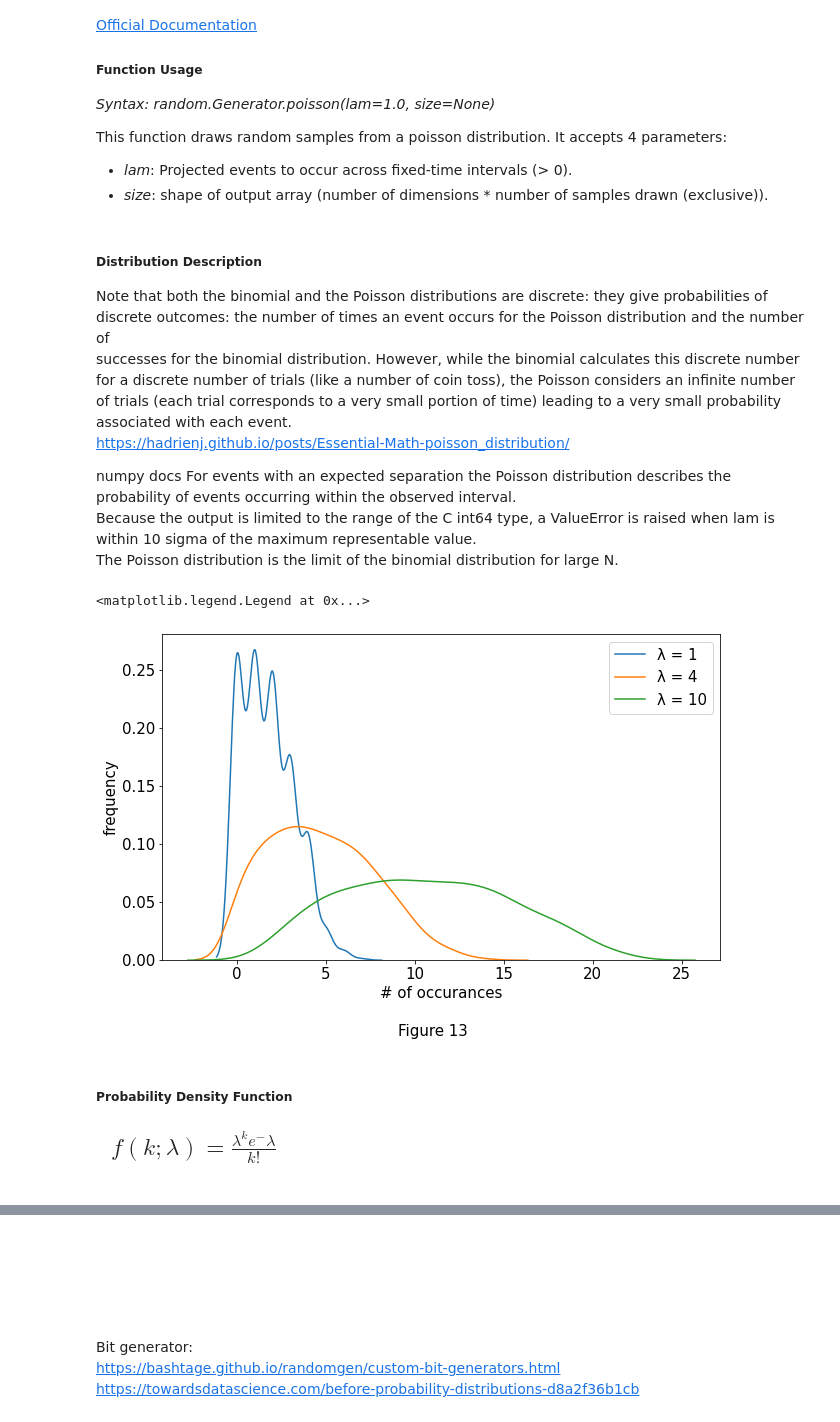
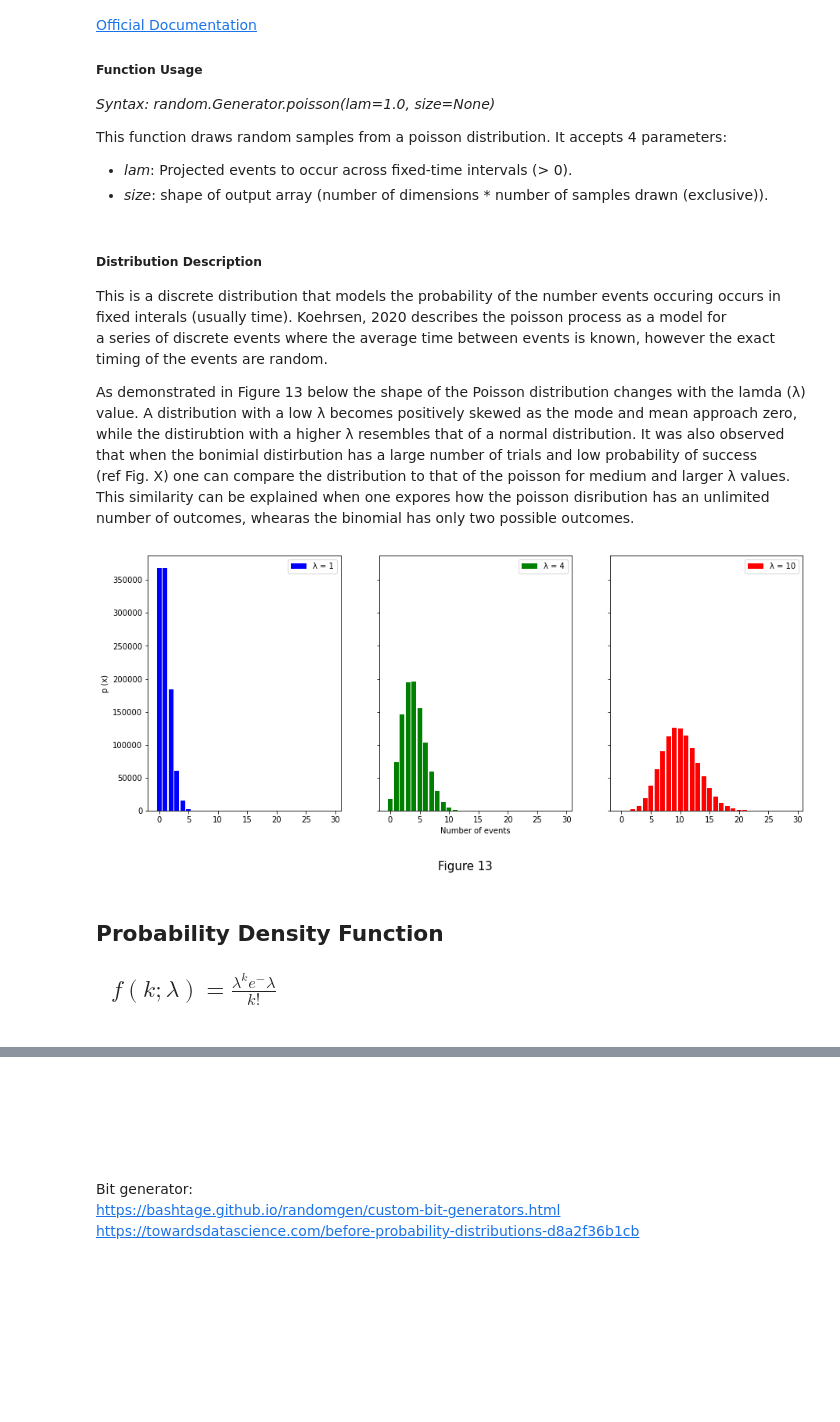
Before and after one commit to CiaranMoran27/playing_with_jupyter, a Jupyter notebook: numpy-random.ipynb, the cells around one changed output, grey strips where cells are left out. Saved outputs shown, nothing was run; the diff lists cells and outputs as text; code cells hidden in the pictures; blank space fills up the shorter version.

```diff
--- a/numpy-random.ipynb
+++ b/numpy-random.ipynb
@@ -862,39 +880,41 @@ This function draws random samples from a poisson  distribution. It accepts 4 pa
 - *size*: shape of output array (number of dimensions * number of samples drawn (exclusive)).<br>
 # %% [markdown]
 ##### Distribution Description
+This is a discrete distribution that models the probability of the number events occuring occurs in fixed interals (usually time). Koehrsen, 2020 describes the poisson process as a model for<br>
+a series of discrete events where the average time between events is known, however the exact timing of the events are random.
 
-Note that both the binomial and the Poisson distributions are discrete: they give probabilities of discrete outcomes: the number of times an event occurs for the Poisson distribution and the number of<br>
-successes for the binomial distribution. However, while the binomial calculates this discrete number for a discrete number of trials (like a number of coin toss), the Poisson considers an infinite number<br>
-of trials (each trial corresponds to a very small portion of time) leading to a very small probability associated with each event.<br>
- https://hadrienj.github.io/posts/Essential-Math-poisson_distribution/
-
-numpy docs
-For events with an expected separation  the Poisson distribution  describes the probability of  events occurring within the observed interval. <br>
-Because the output is limited to the range of the C int64 type, a ValueError is raised when lam is within 10 sigma of the maximum representable value.<br>
-The Poisson distribution is the limit of the binomial distribution for large N.
+As demonstrated in Figure 13 below the shape of the Poisson distribution changes with the lamda (λ) value. A distribution with a low λ becomes positively skewed as the mode and mean approach zero,<br>
+while the distirubtion with a higher λ resembles that of a normal distribution. It was also observed that when the bonimial distirbution has a large number of trials and low probability of success<br>
+(ref Fig. X) one can compare the distribution to that of the poisson for medium and larger λ values. This similarity can be explained when one expores how the poisson disribution has an unlimited<br>
+number of outcomes, whearas the binomial has only two possible outcomes.
 # %%
-# comment
-plt.rcParams.update({'font.size': 15})
-multi_array = rng.poisson(lam = (1.0, 4.0, 10.0), size=(10000, 3))
 
-df = pd.DataFrame(multi_array, columns = ['low', 'medium', 'high'])
-df = df[['low', 'medium', 'high']].value_counts()
+multi_array = rng.poisson(lam = (1, 4, 10), size=(1000000, 3))
 
-fig, ax = plt.subplots(figsize = (10, 6))
-plt.figtext(0.5, -0.05, 'Figure 13', wrap = True, horizontalalignment = 'center', fontsize = 15);
+array_low = multi_array[:,0]
+array_medium = multi_array[:,1]
+array_high = multi_array[:,2]
 
-sns.kdeplot(data = df, x = 'low', ax = ax, label = 'λ = 1')
-sns.kdeplot(data = df, x = 'medium', ax = ax, label = 'λ = 4')
-sns.kdeplot(data = df, x = 'high', ax = ax, label = 'λ = 10');
+unique_low, counts_low = np.unique(array_low, return_counts=True)
+unique_medium, counts_medium = np.unique(array_medium, return_counts=True)
+unique_high, counts_high = np.unique(array_high, return_counts=True)
 
-ax.set_xlabel('# of occurances')
-ax.set_ylabel('frequency')
-plt.legend()
+
+fig, ax = plt.subplots(1, 3, sharex = True, sharey = True, figsize = (15, 6))
+plt.figtext(0.5, -0.05, 'Figure 13', wrap = True, horizontalalignment = 'center', fontsize = 15)
+
+ax[0].bar(unique_low, counts_low, label = 'λ = 1', color = 'blue')
+ax[1].bar(unique_medium, counts_medium, label = 'λ = 4', color = 'green')
+ax[2].bar(unique_high, counts_high, label = 'λ = 10', color = 'red')
+ax[0].set_ylabel('p (x)')
+ax[1].set_xlabel('Number of events')
+
+for plot_index, ax in enumerate(fig.axes):
+    ax.legend()
 # %% [output]
-<matplotlib.legend.Legend at 0x...>
-[figure, old version]
+[figure, new version]
 # %% [markdown]
-##### Probability Density Function
+## Probability Density Function
 <h2>&nbsp;  $f(k;λ)=\frac{λ^ke^-λ}{k!}$ <h2>
 # %%
 # generate poisson array using numPy
```
Also changed, not shown: parts of 23 cells of this notebook, 1 other file.
